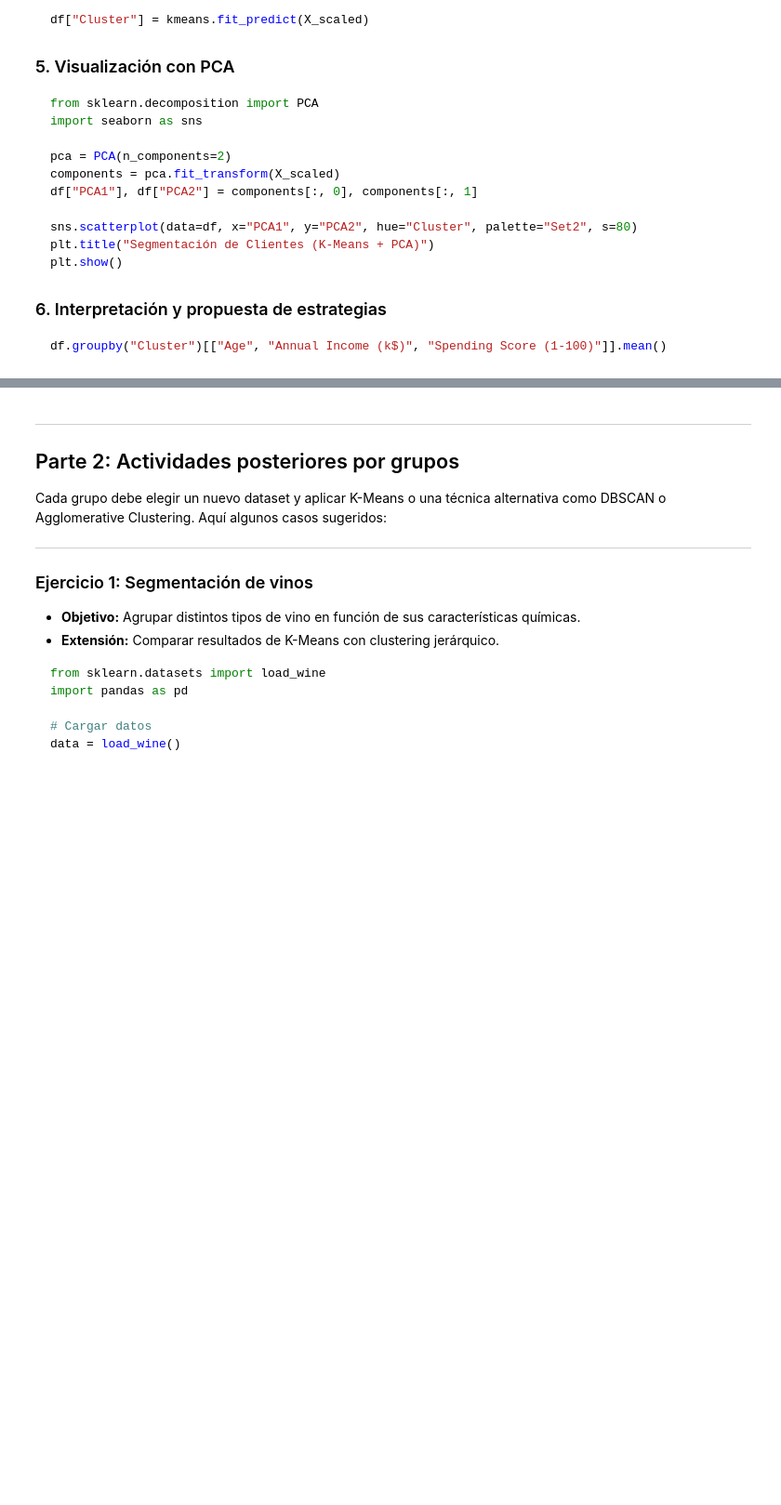
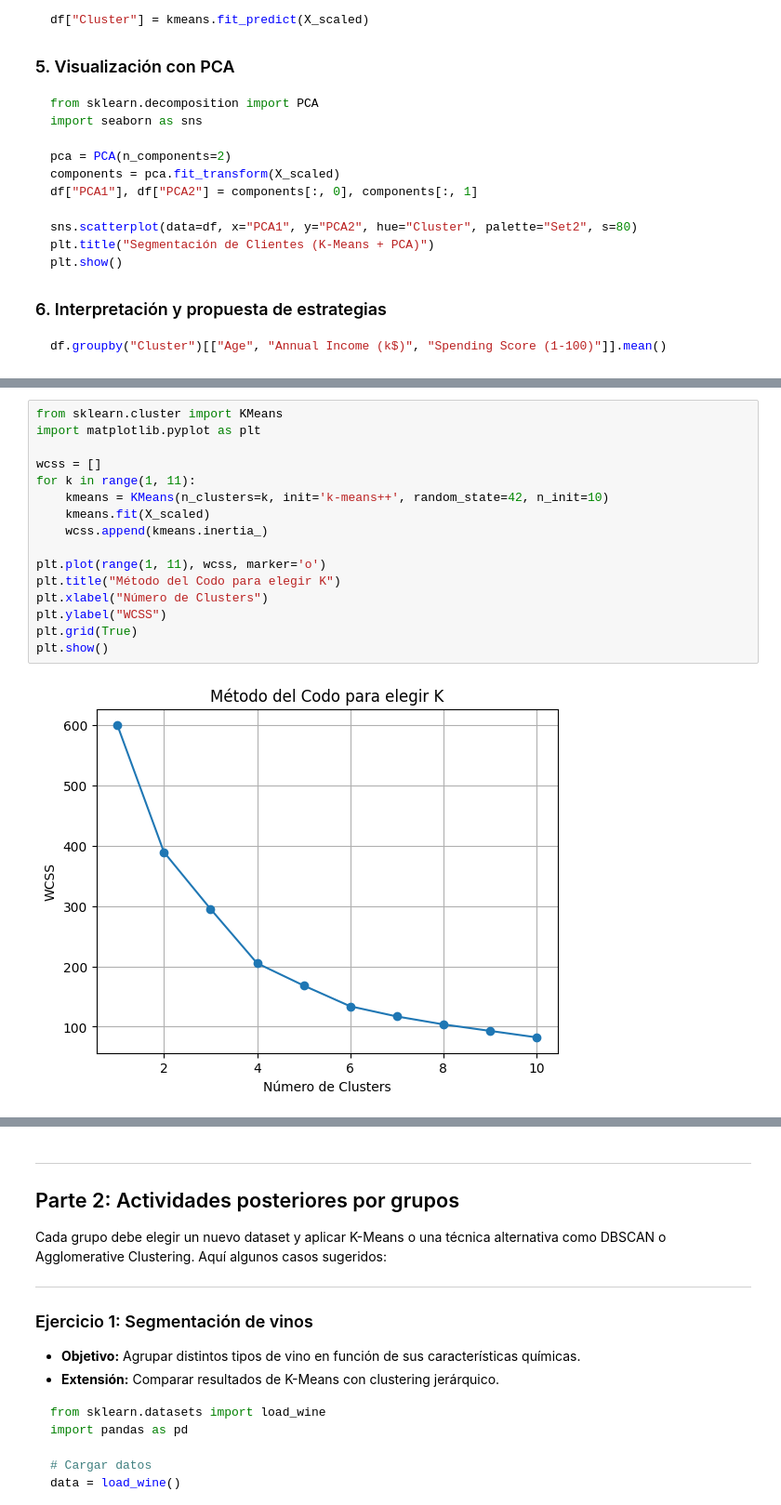
Before and after one commit to BenjaminGMC/sic_ai_2025_jun, a Jupyter notebook: 03machinelearning/clase_18.ipynb, the cells around one changed output, grey strips where cells are left out. Shown at 93% size. Saved outputs shown, nothing was run; the diff lists cells and outputs as text; blank space fills up the shorter version.

```diff
--- a/03machinelearning/clase_18.ipynb
+++ b/03machinelearning/clase_18.ipynb
@@ -82,0 +205,18 @@ df.groupby("Cluster")[["Age", "Annual Income (k$)", "Spending Score (1-100)"]].m
+# %%
+from sklearn.cluster import KMeans
+import matplotlib.pyplot as plt
+
+wcss = []
+for k in range(1, 11):
+    kmeans = KMeans(n_clusters=k, init='k-means++', random_state=42, n_init=10)
+    kmeans.fit(X_scaled)
+    wcss.append(kmeans.inertia_)
+
+plt.plot(range(1, 11), wcss, marker='o')
+plt.title("Método del Codo para elegir K")
+plt.xlabel("Número de Clusters")
+plt.ylabel("WCSS")
+plt.grid(True)
+plt.show()
+# %% [output]
+[figure, added]
```
Also changed, not shown: parts of 24 cells of this notebook.
